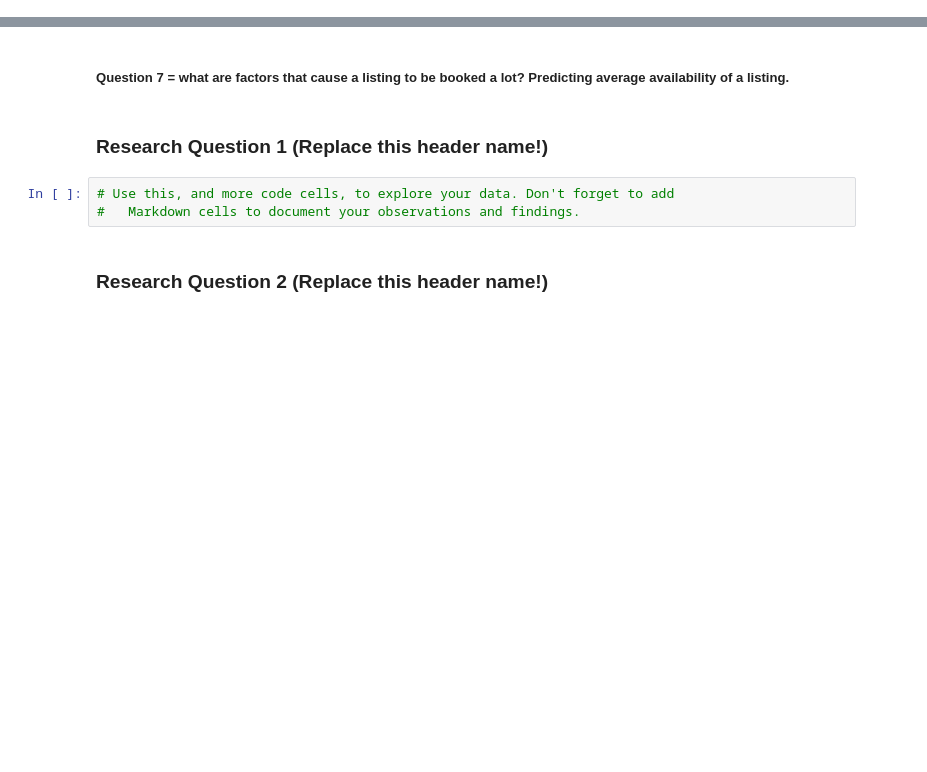
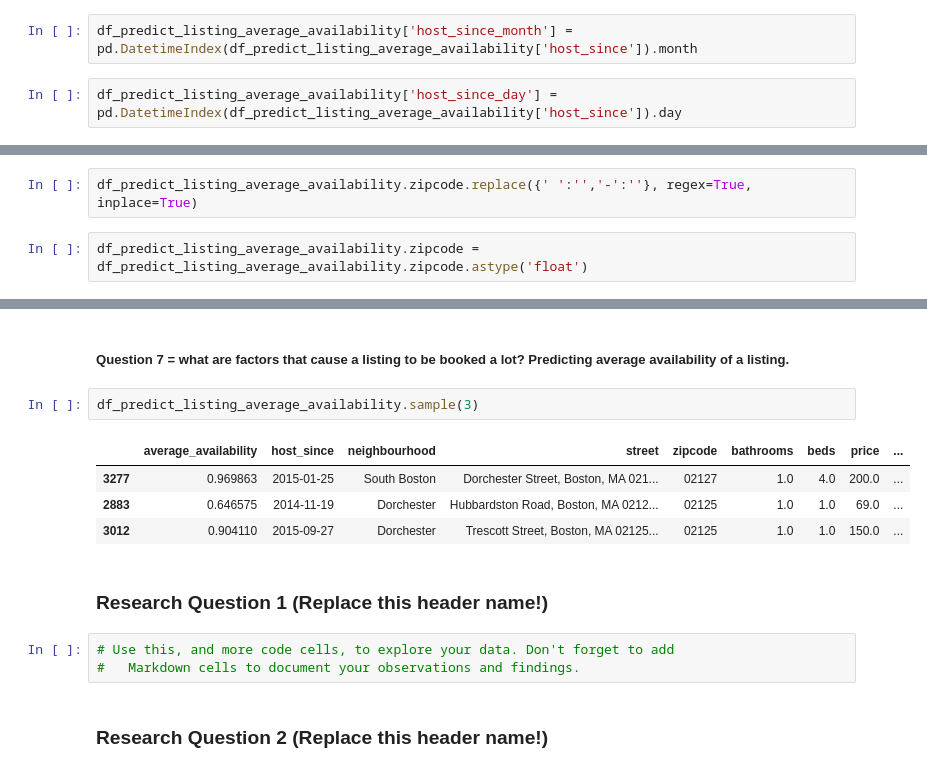
Before and after one commit to sdaphtardar/airbnb_dataset_analysis, a Jupyter notebook: AirBnB_Data_Analysis.ipynb, the cells around one changed output, grey strips where cells are left out. Drawn from its saved outputs; the diff is of its cells as text; blank space fills up the shorter version.

```diff
--- a/AirBnB_Data_Analysis.ipynb
+++ b/AirBnB_Data_Analysis.ipynb
@@ -1996,0 +2164,4 @@ df_predict_listing_average_availability['host_since'] = pd.to_datetime(df_predic
+# %%
+df_predict_listing_average_availability['host_since_month'] = pd.DatetimeIndex(df_predict_listing_average_availability['host_since']).month
+# %%
+df_predict_listing_average_availability['host_since_day'] = pd.DatetimeIndex(df_predict_listing_average_availability['host_since']).day
@@ -2030,0 +2232,4 @@ Name: require_guest_phone_verification, dtype: bool
+# %%
+df_predict_listing_average_availability.zipcode.replace({' ':'','-':''}, regex=True, inplace=True)
+# %%
+df_predict_listing_average_availability.zipcode = df_predict_listing_average_availability.zipcode.astype('float')
@@ -2317,5 +2674,12 @@ plt.xticks(rotation=90);
 # %% [markdown]
 ##### Question 7 = what are factors that cause a listing to be booked a lot?  Predicting average availability of a listing.
+# %%
+df_predict_listing_average_availability.sample(3)
+# %% [output]
+|  | average_availability | host_since | neighbourhood | street | zipcode | bathrooms | beds | price | ... |
+| 3277 | 0.969863 | 2015-01-25 | South Boston | Dorchester Street, Boston, MA 021... | 02127 | 1.0 | 4.0 | 200.0 | ... |
+| 2883 | 0.646575 | 2014-11-19 | Dorchester | Hubbardston Road, Boston, MA 0212... | 02125 | 1.0 | 1.0 | 69.0 | ... |
+| 3012 | 0.904110 | 2015-09-27 | Dorchester | Trescott Street, Boston, MA 02125... | 02125 | 1.0 | 1.0 | 150.0 | ... |
 # %% [markdown]
 ### Research Question 1 (Replace this header name!)
 # %%
```
Also changed, not shown: parts of 62 cells of this notebook.
